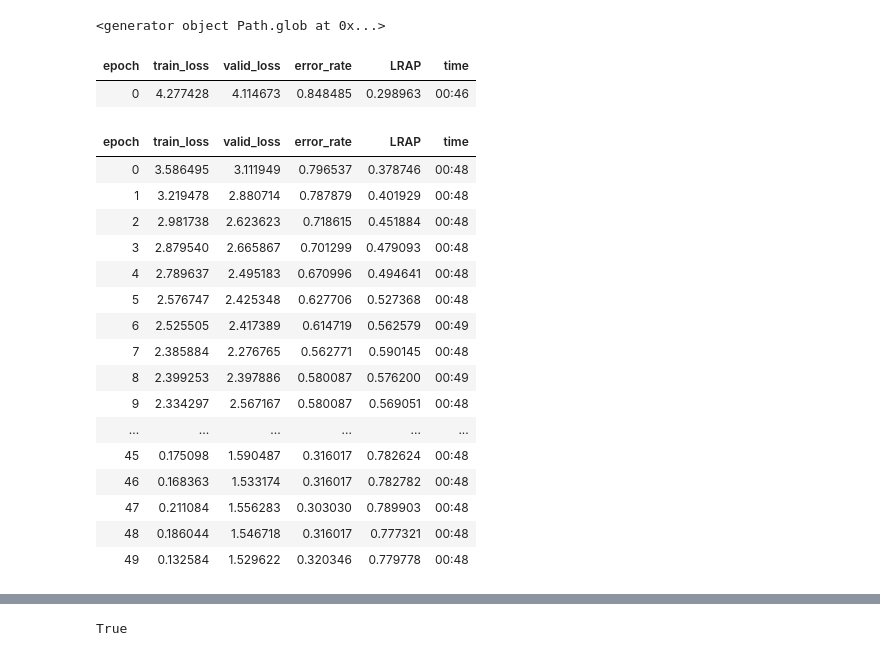
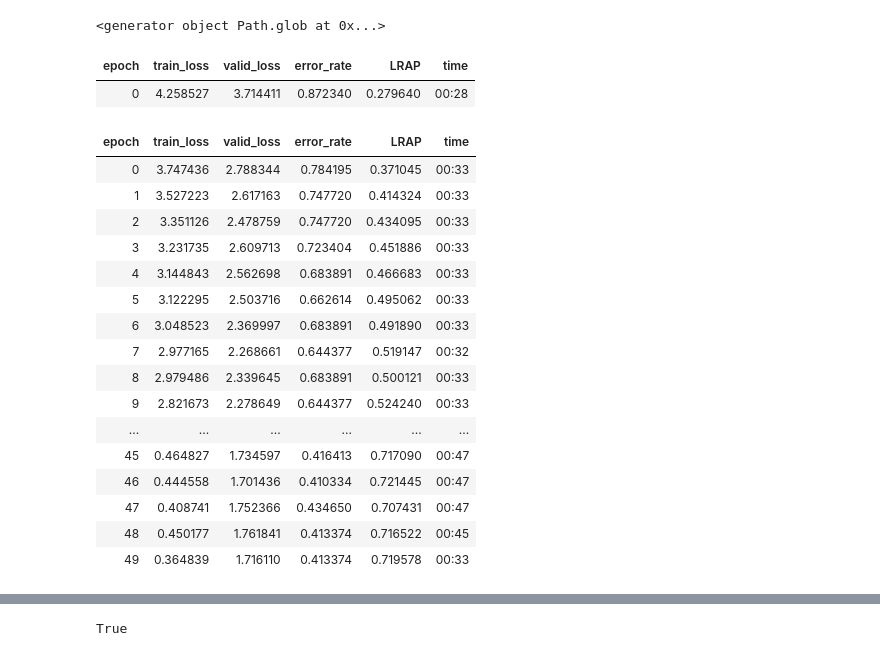
Before and after one commit to KidElectric/rfcx_kaggle, a Jupyter notebook: notebooks/3.0-bri-train-models-experiments.ipynb, the cells around one changed output, grey strips where cells are left out. Saved outputs shown, nothing was run; the diff lists cells and outputs as text; code cells hidden in the pictures.

```diff
--- a/notebooks/3.0-bri-train-models-experiments.ipynb
+++ b/notebooks/3.0-bri-train-models-experiments.ipynb
@@ -81,41 +83,41 @@ CC_DATA_OUT.joinpath('clip_decomp').glob('*.png')
 # %%
 # 1 model trained on TP(24 classes) and FP (as one class)
 def which_singer(x): return x.parts[-1].split('_')[1]
 
 path =CC_DATA_OUT.joinpath('train').joinpath('clip_decomp_tp')
 dls = ImageDataLoaders.from_path_func(
-    path, get_image_files(path), valid_pct=0.2, seed=42,
-    label_func=which_singer, item_tfms=Resize(512,ResizeMethod.Squish), #resnet18, 512, 30e, Aug1 = 0.244? --> does perform better
+    path, get_image_files(path), valid_pct=0.2, seed=40,
+    label_func=which_singer, item_tfms=Resize(128,ResizeMethod.Squish), #resnet18, 512, 30e, Aug1 = 0.244? --> does perform better
     batch_tfms=aug_transforms(mult=2, do_flip=False), #max_rotate=5.0, do_flip=False, flip_vert=False
-    num_workers=0,bs=6) # batch_tfms=aug_transforms(mult=2), -- necessary? or no?
+    num_workers=0,bs=8) # batch_tfms=aug_transforms(mult=2), -- necessary? or no?
 #Note: full specs are also now in the tp_clips folder as of 11/23 (not sure if this is good idea)
 # learn = cnn_learner(dls, resnet18, metrics=error_rate, cbs=mixup) #error_rate, Ideally LRAP, cnn_learner
-learn = cnn_learner(dls, resnet50, metrics=[error_rate, LRAP]) #Note LRAP different than LWLRAP
+learn = cnn_learner(dls, resnet101, metrics=[error_rate, LRAP]) #Note LRAP different than LWLRAP
 learn.fine_tune(50) # loss_func = LabelSmoothingCrossEntropy(), cbs=Mixup
 #lr_min,lr_steep=learn.lr_find()
 # learn.fit_one_cycle(4,3e-3)
 # learn.unfreeze()
 # learn.fit_one_cycle(5,lr_max=slice(1e-7,3e-3)) #Set lower learning rate for earlier layers than later layers
 # %% [output]
 | epoch | train_loss | valid_loss | error_rate | LRAP | time |
-| 0 | 4.277428 | 4.114673 | 0.848485 | 0.298963 | 00:46 |
+| 0 | 4.258527 | 3.714411 | 0.872340 | 0.279640 | 00:28 |
 | epoch | train_loss | valid_loss | error_rate | LRAP | time |
-| 0 | 3.586495 | 3.111949 | 0.796537 | 0.378746 | 00:48 |
-| 1 | 3.219478 | 2.880714 | 0.787879 | 0.401929 | 00:48 |
-| 2 | 2.981738 | 2.623623 | 0.718615 | 0.451884 | 00:48 |
-| 3 | 2.879540 | 2.665867 | 0.701299 | 0.479093 | 00:48 |
-| 4 | 2.789637 | 2.495183 | 0.670996 | 0.494641 | 00:48 |
-| 5 | 2.576747 | 2.425348 | 0.627706 | 0.527368 | 00:48 |
-| 6 | 2.525505 | 2.417389 | 0.614719 | 0.562579 | 00:49 |
-| 7 | 2.385884 | 2.276765 | 0.562771 | 0.590145 | 00:48 |
-| 8 | 2.399253 | 2.397886 | 0.580087 | 0.576200 | 00:49 |
-| 9 | 2.334297 | 2.567167 | 0.580087 | 0.569051 | 00:48 |
+| 0 | 3.747436 | 2.788344 | 0.784195 | 0.371045 | 00:33 |
+| 1 | 3.527223 | 2.617163 | 0.747720 | 0.414324 | 00:33 |
+| 2 | 3.351126 | 2.478759 | 0.747720 | 0.434095 | 00:33 |
+| 3 | 3.231735 | 2.609713 | 0.723404 | 0.451886 | 00:33 |
+| 4 | 3.144843 | 2.562698 | 0.683891 | 0.466683 | 00:33 |
+| 5 | 3.122295 | 2.503716 | 0.662614 | 0.495062 | 00:33 |
+| 6 | 3.048523 | 2.369997 | 0.683891 | 0.491890 | 00:33 |
+| 7 | 2.977165 | 2.268661 | 0.644377 | 0.519147 | 00:32 |
+| 8 | 2.979486 | 2.339645 | 0.683891 | 0.500121 | 00:33 |
+| 9 | 2.821673 | 2.278649 | 0.644377 | 0.524240 | 00:33 |
 | ... | ... | ... | ... | ... | ... |
-| 45 | 0.175098 | 1.590487 | 0.316017 | 0.782624 | 00:48 |
-| 46 | 0.168363 | 1.533174 | 0.316017 | 0.782782 | 00:48 |
-| 47 | 0.211084 | 1.556283 | 0.303030 | 0.789903 | 00:48 |
-| 48 | 0.186044 | 1.546718 | 0.316017 | 0.777321 | 00:48 |
-| 49 | 0.132584 | 1.529622 | 0.320346 | 0.779778 | 00:48 |
+| 45 | 0.464827 | 1.734597 | 0.416413 | 0.717090 | 00:47 |
+| 46 | 0.444558 | 1.701436 | 0.410334 | 0.721445 | 00:47 |
+| 47 | 0.408741 | 1.752366 | 0.434650 | 0.707431 | 00:47 |
+| 48 | 0.450177 | 1.761841 | 0.413374 | 0.716522 | 00:45 |
+| 49 | 0.364839 | 1.716110 | 0.413374 | 0.719578 | 00:33 |
 # %%
 # Run a model with mixup:
 def which_singer(x): return x.parts[-1].split('_')[1]
```
Also changed, not shown: parts of 8 cells of this notebook, 3 other files.
